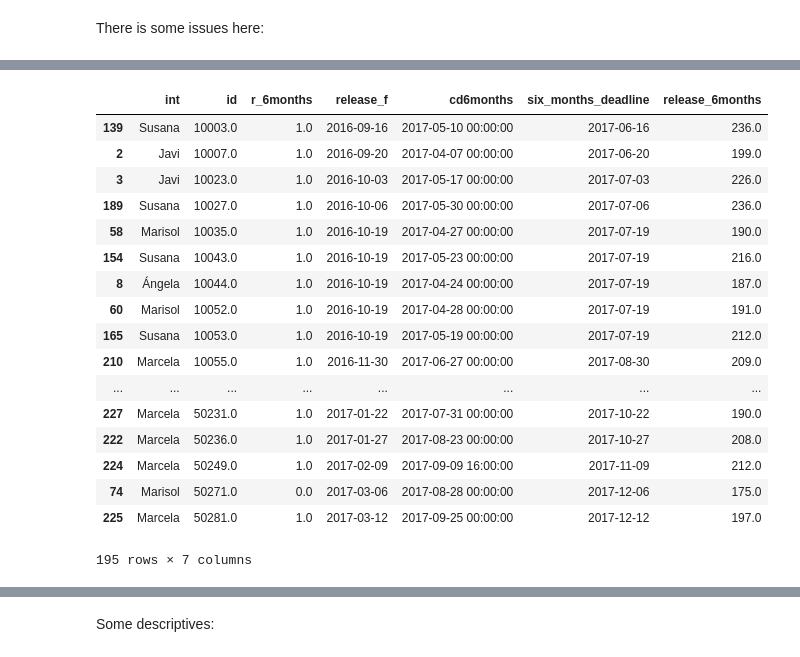
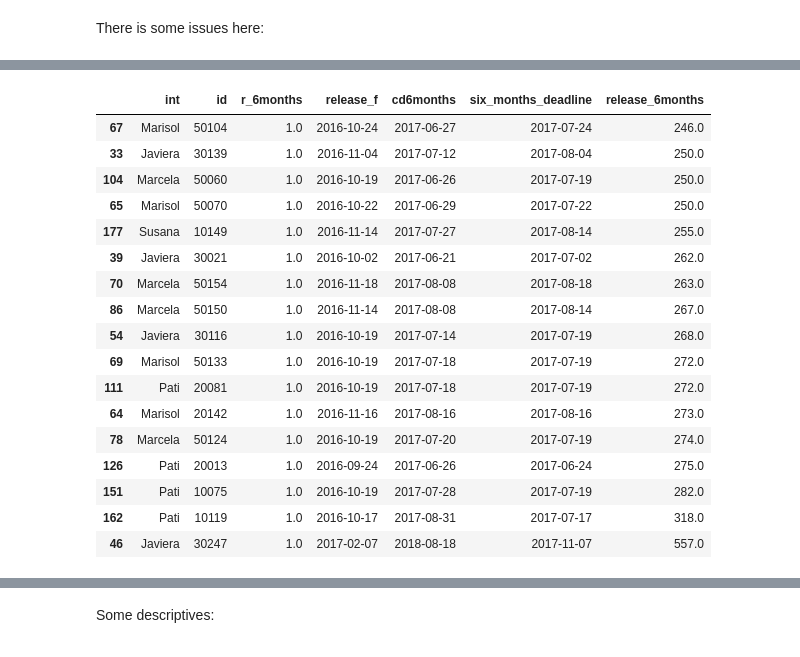
Before and after one commit to sdaza/reentry-chile, a Jupyter notebook: reports/reentry_chile_response_rates.ipynb, the cells around one changed output, grey strips where cells are left out. Drawn from its saved outputs; the diff is of its cells as text; code cells hidden in the pictures.

```diff
--- a/reports/reentry_chile_response_rates.ipynb
+++ b/reports/reentry_chile_response_rates.ipynb
@@ -484,26 +493,28 @@ df.loc[s,['int', 'id', 'r_6months', 'release_f', 'd6months', 'cd6months', 'six_m
 # %%
 # df.loc[df.release_6months < -0,['int', 'id', 'r_6months', 'release_f', 'd6months', 'cd6months', 'six_months_deadline', 'release_6months']].sort_values('id')
 # %%
-df.loc[np.abs(df.release_6months) > 100,['int', 'id', 'r_6months', 'release_f', 'cd6months', 'six_months_deadline', 'release_6months']].sort_values('id')
+df.loc[np.abs(df.release_6months) > 240, ['int', 'id', 'r_6months', 'release_f', 'cd6months',
+                                          'six_months_deadline',
+                                          'release_6months']].sort_values('release_6months')
 # %% [output]
 |  | int | id | r_6months | release_f | cd6months | six_months_deadline | release_6months |
-| 139 | Susana | 10003.0 | 1.0 | 2016-09-16 | 2017-05-10 00:00:00 | 2017-06-16 | 236.0 |
-| 2 | Javi | 10007.0 | 1.0 | 2016-09-20 | 2017-04-07 00:00:00 | 2017-06-20 | 199.0 |
-| 3 | Javi | 10023.0 | 1.0 | 2016-10-03 | 2017-05-17 00:00:00 | 2017-07-03 | 226.0 |
-| 189 | Susana | 10027.0 | 1.0 | 2016-10-06 | 2017-05-30 00:00:00 | 2017-07-06 | 236.0 |
-| 58 | Marisol | 10035.0 | 1.0 | 2016-10-19 | 2017-04-27 00:00:00 | 2017-07-19 | 190.0 |
-| 154 | Susana | 10043.0 | 1.0 | 2016-10-19 | 2017-05-23 00:00:00 | 2017-07-19 | 216.0 |
-| 8 | Ángela | 10044.0 | 1.0 | 2016-10-19 | 2017-04-24 00:00:00 | 2017-07-19 | 187.0 |
-| 60 | Marisol | 10052.0 | 1.0 | 2016-10-19 | 2017-04-28 00:00:00 | 2017-07-19 | 191.0 |
-| 165 | Susana | 10053.0 | 1.0 | 2016-10-19 | 2017-05-19 00:00:00 | 2017-07-19 | 212.0 |
-| 210 | Marcela | 10055.0 | 1.0 | 2016-11-30 | 2017-06-27 00:00:00 | 2017-08-30 | 209.0 |
-| ... | ... | ... | ... | ... | ... | ... | ... |
-| 227 | Marcela | 50231.0 | 1.0 | 2017-01-22 | 2017-07-31 00:00:00 | 2017-10-22 | 190.0 |
-| 222 | Marcela | 50236.0 | 1.0 | 2017-01-27 | 2017-08-23 00:00:00 | 2017-10-27 | 208.0 |
-| 224 | Marcela | 50249.0 | 1.0 | 2017-02-09 | 2017-09-09 16:00:00 | 2017-11-09 | 212.0 |
-| 74 | Marisol | 50271.0 | 0.0 | 2017-03-06 | 2017-08-28 00:00:00 | 2017-12-06 | 175.0 |
-| 225 | Marcela | 50281.0 | 1.0 | 2017-03-12 | 2017-09-25 00:00:00 | 2017-12-12 | 197.0 |
+| 67 | Marisol | 50104 | 1.0 | 2016-10-24 | 2017-06-27 | 2017-07-24 | 246.0 |
+| 33 | Javiera | 30139 | 1.0 | 2016-11-04 | 2017-07-12 | 2017-08-04 | 250.0 |
+| 104 | Marcela | 50060 | 1.0 | 2016-10-19 | 2017-06-26 | 2017-07-19 | 250.0 |
+| 65 | Marisol | 50070 | 1.0 | 2016-10-22 | 2017-06-29 | 2017-07-22 | 250.0 |
+| 177 | Susana | 10149 | 1.0 | 2016-11-14 | 2017-07-27 | 2017-08-14 | 255.0 |
+| 39 | Javiera | 30021 | 1.0 | 2016-10-02 | 2017-06-21 | 2017-07-02 | 262.0 |
+| 70 | Marcela | 50154 | 1.0 | 2016-11-18 | 2017-08-08 | 2017-08-18 | 263.0 |
+| 86 | Marcela | 50150 | 1.0 | 2016-11-14 | 2017-08-08 | 2017-08-14 | 267.0 |
+| 54 | Javiera | 30116 | 1.0 | 2016-10-19 | 2017-07-14 | 2017-07-19 | 268.0 |
+| 69 | Marisol | 50133 | 1.0 | 2016-10-19 | 2017-07-18 | 2017-07-19 | 272.0 |
+| 111 | Pati | 20081 | 1.0 | 2016-10-19 | 2017-07-18 | 2017-07-19 | 272.0 |
+| 64 | Marisol | 20142 | 1.0 | 2016-11-16 | 2017-08-16 | 2017-08-16 | 273.0 |
+| 78 | Marcela | 50124 | 1.0 | 2016-10-19 | 2017-07-20 | 2017-07-19 | 274.0 |
+| 126 | Pati | 20013 | 1.0 | 2016-09-24 | 2017-06-26 | 2017-06-24 | 275.0 |
+| 151 | Pati | 10075 | 1.0 | 2016-10-19 | 2017-07-28 | 2017-07-19 | 282.0 |
+| 162 | Pati | 10119 | 1.0 | 2016-10-17 | 2017-08-31 | 2017-07-17 | 318.0 |
+| 46 | Javiera | 30247 | 1.0 | 2017-02-07 | 2018-08-18 | 2017-11-07 | 557.0 |
-195 rows × 7 columns
 # %%
 tab  = df.loc[(today > df.six_months_deadline)  | (df.r_6months == 1), 'r_6months'].value_counts()
 # print(tab)
```
Also changed, not shown: parts of 19 cells of this notebook.
